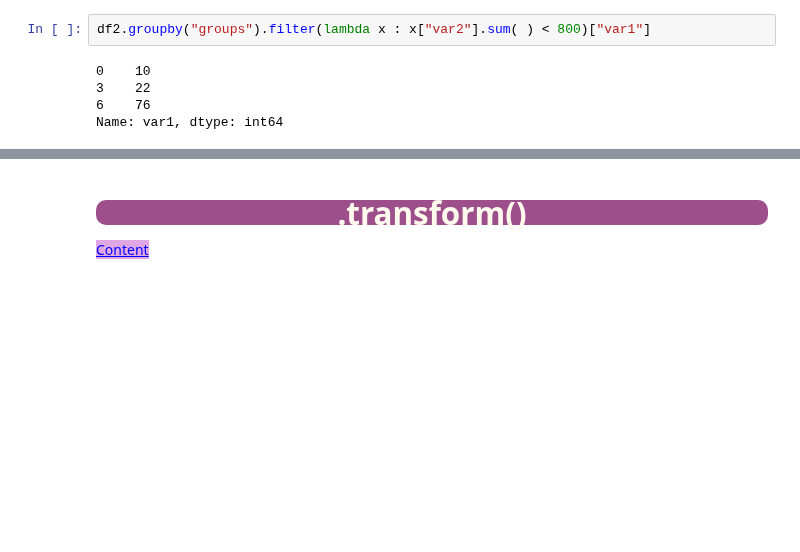
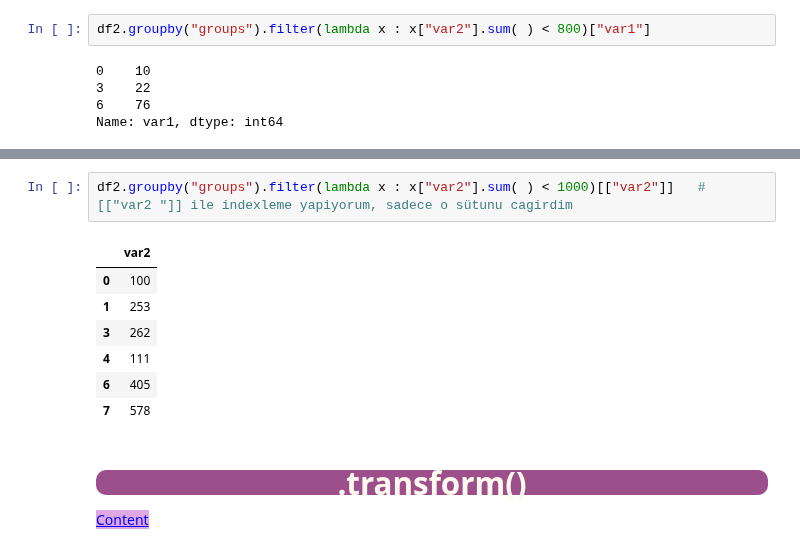
Before and after one commit to Bir01/02_DATA_SCIENCE_DATA_ANALYTICS_MODULE, a Jupyter notebook: 3- Classes_Labs/2. DAwPY/DAwPy_S5_6_(Groupby_and_Useful_Operations)-student-Copy1.ipynb, the cells around one changed output, grey strips where cells are left out. Drawn from its saved outputs; the diff is of its cells as text; blank space fills up the shorter version.

```diff
--- a/3- Classes_Labs/2. DAwPY/DAwPy_S5_6_(Groupby_and_Useful_Operations)-student-Copy1.ipynb
+++ b/3- Classes_Labs/2. DAwPY/DAwPy_S5_6_(Groupby_and_Useful_Operations)-student-Copy1.ipynb
@@ -949,3 +973,13 @@ df2.groupby("groups").filter(lambda x : x["var2"].sum( ) < 800)[["var1"]]
+# %%
+df2.groupby("groups").filter(lambda x : x["var2"].sum( ) < 1000)[["var2"]]   #  [["var2 "]] ile indexleme yapiyorum, sadece o sütunu cagirdim
+# %% [output]
+|  | var2 |
+| 0 | 100 |
+| 1 | 253 |
+| 3 | 262 |
+| 4 | 111 |
+| 6 | 405 |
+| 7 | 578 |
 # %% [markdown]
 ### <p style="background-color:#9d4f8c; font-family:newtimeroman; color:#FFF9ED; font-size:175%; text-align:center; border-radius:10px 10px;">.transform()</p>
 
```
Also changed, not shown: parts of 32 cells of this notebook.
